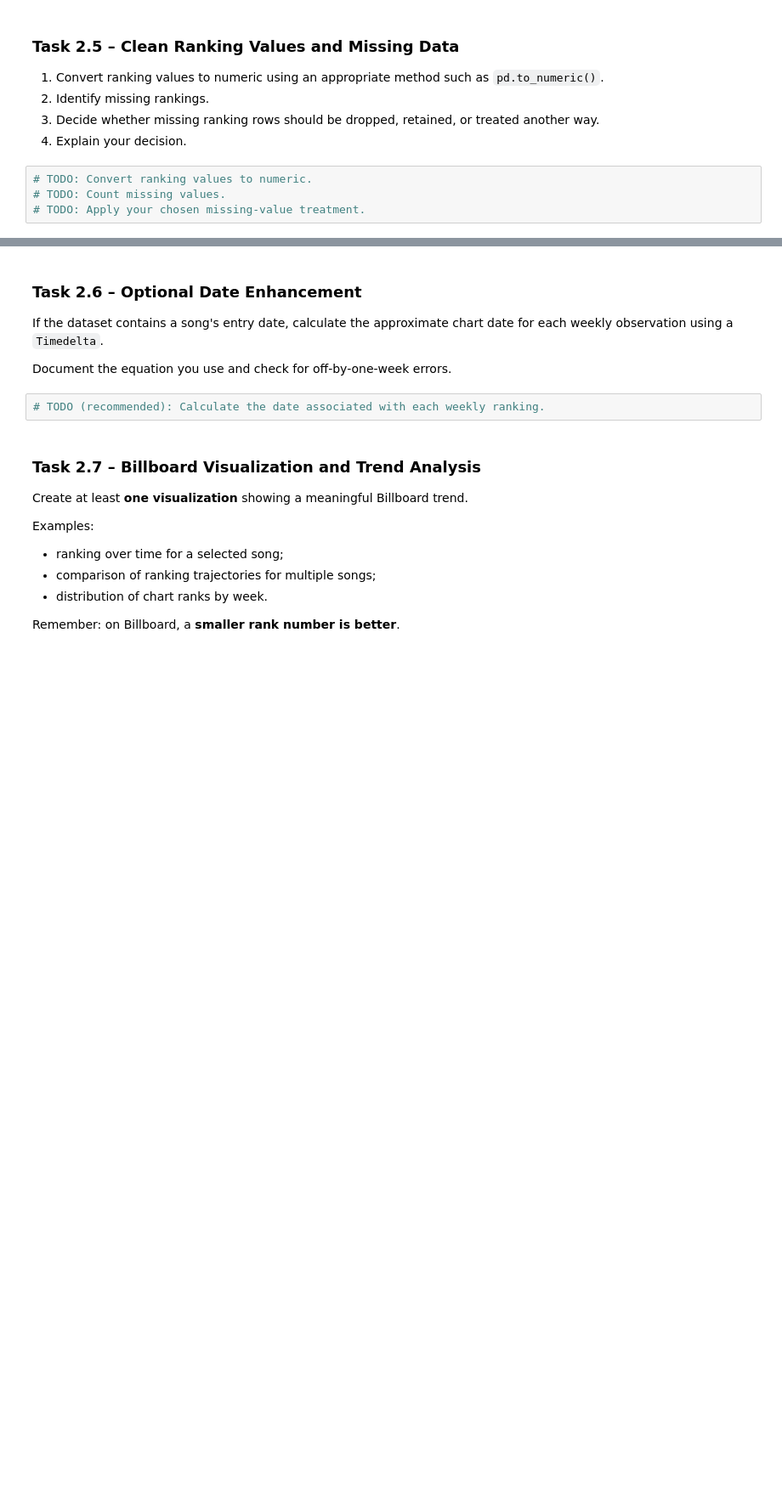
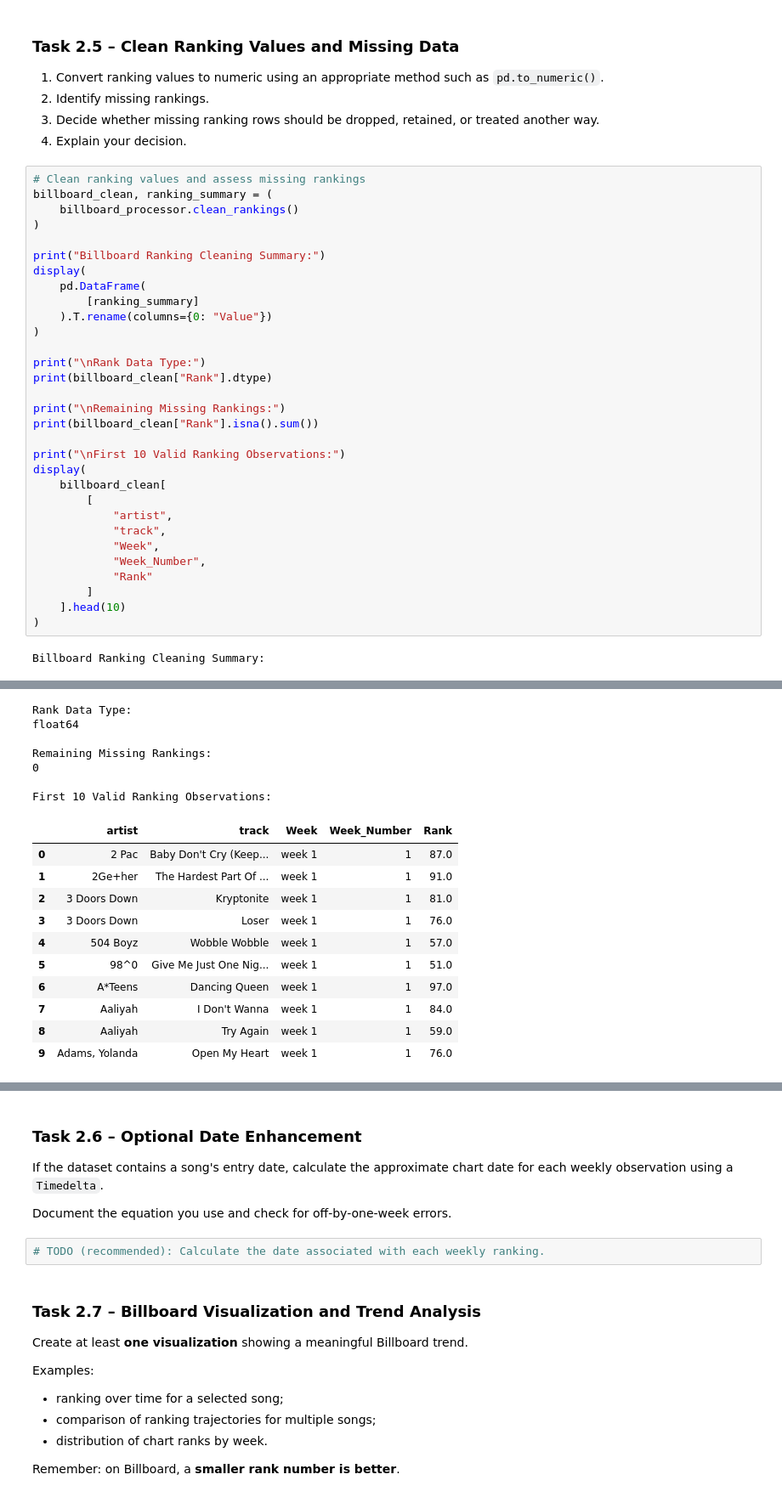
Before and after one commit to UbaidUllah777/Lab-2-Tidying-Cleaning-Imputation-and-Outlier-Detection, a Jupyter notebook: week5Lab.ipynb, the cells around one changed output, grey strips where cells are left out. Shown at 85% size. Drawn from its saved outputs; the diff is of its cells as text; blank space fills up the shorter version.

Commit message:
Clean Billboard week labels and ranking values

```diff
--- a/week5Lab.ipynb
+++ b/week5Lab.ipynb
@@ -569,7 +636,36 @@ Convert the extracted week number to a numeric type after cleaning.
 2. Identify missing rankings.
 3. Decide whether missing ranking rows should be dropped, retained, or treated another way.
 4. Explain your decision.
-# %%
-# TODO: Convert ranking values to numeric.
-# TODO: Count missing values.
-# TODO: Apply your chosen missing-value treatment.
+# %%
+# Clean ranking values and assess missing rankings
+billboard_clean, ranking_summary = (
+    billboard_processor.clean_rankings()
+)
+
+print("Billboard Ranking Cleaning Summary:")
+display(
+    pd.DataFrame(
+        [ranking_summary]
+    ).T.rename(columns={0: "Value"})
+)
+
+print("\nRank Data Type:")
+print(billboard_clean["Rank"].dtype)
+
+print("\nRemaining Missing Rankings:")
+print(billboard_clean["Rank"].isna().sum())
+
+print("\nFirst 10 Valid Ranking Observations:")
+display(
+    billboard_clean[
+        [
+            "artist",
+            "track",
+            "Week",
+            "Week_Number",
+            "Rank"
+        ]
+    ].head(10)
+)
+# %% [output]
+Billboard Ranking Cleaning Summary:
@@ -575,0 +681,18 @@ Convert the extracted week number to a numeric type after cleaning.
+Rank Data Type:
+float64
+
+Remaining Missing Rankings:
+0
+
+First 10 Valid Ranking Observations:
+|  | artist | track | Week | Week_Number | Rank |
+| 0 | 2 Pac | Baby Don't Cry (Keep... | week 1 | 1 | 87.0 |
+| 1 | 2Ge+her | The Hardest Part Of ... | week 1 | 1 | 91.0 |
+| 2 | 3 Doors Down | Kryptonite | week 1 | 1 | 81.0 |
+| 3 | 3 Doors Down | Loser | week 1 | 1 | 76.0 |
+| 4 | 504 Boyz | Wobble Wobble | week 1 | 1 | 57.0 |
+| 5 | 98^0 | Give Me Just One Nig... | week 1 | 1 | 51.0 |
+| 6 | A*Teens | Dancing Queen | week 1 | 1 | 97.0 |
+| 7 | Aaliyah | I Don't Wanna | week 1 | 1 | 84.0 |
+| 8 | Aaliyah | Try Again | week 1 | 1 | 59.0 |
+| 9 | Adams, Yolanda | Open My Heart | week 1 | 1 | 76.0 |
```
Also changed, not shown: parts of 5 cells of this notebook, 1 other file.
